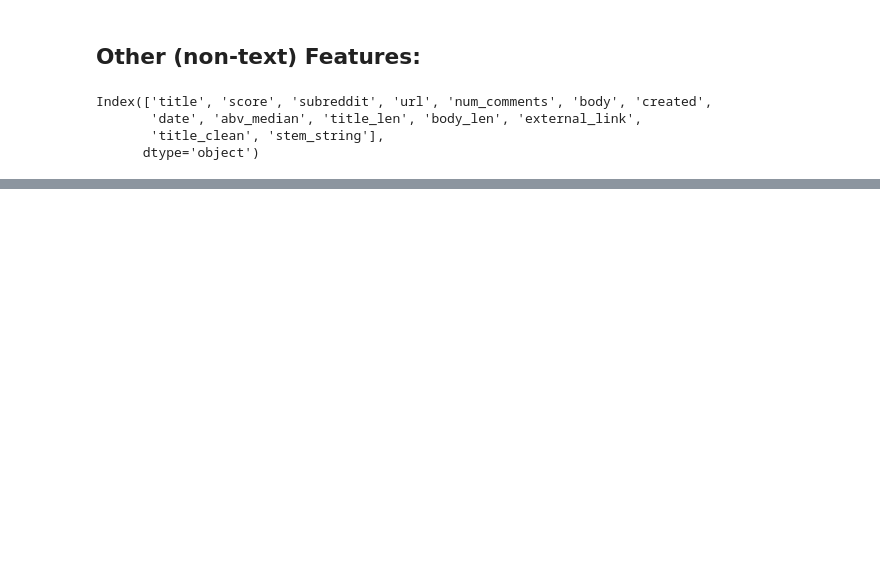
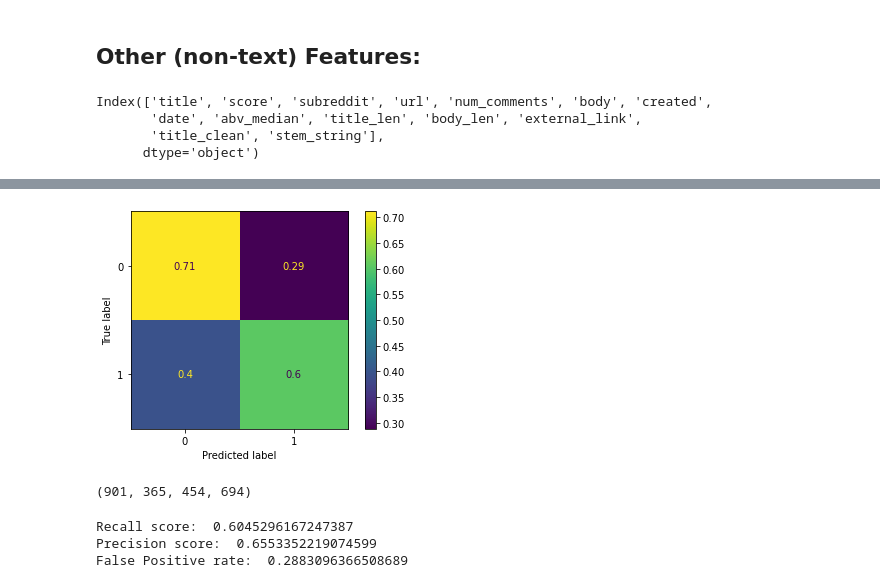
Before and after one commit to lara-es/reddit_nlp_classification, a Jupyter notebook: Modeling.ipynb, the cells around one changed output, grey strips where cells are left out. Saved outputs shown, nothing was run; the diff lists cells and outputs as text; code cells hidden in the pictures; blank space fills up the shorter version.

```diff
--- a/Modeling.ipynb
+++ b/Modeling.ipynb
@@ -371,0 +431,33 @@ ValueError: all the input array dimensions for the concatenation axis must match
+# %%
+# Inspiration from: https://stackoverflow.com/questions
+# /61179217/sklearn-pipeline-all-the-input-array-dimensions-for-the-concatenation-axis-must
+
+vectorizer_params = dict(ngram_range=(1, 2), binary=True)
+
+TitleTextProcessor = Pipeline(steps=[
+    ("squeez", FunctionTransformer(lambda x: x.squeeze())),
+    ("vect", CountVectorizer(**vectorizer_params)),
+    ("tfidf", TfidfTransformer()),
+    ("toarray", FunctionTransformer(lambda x: x.toarray())),
+])
+
+numeric_transformer = Pipeline(steps=[
+    ('scaler', StandardScaler())
+])
+
+preprocessor = ColumnTransformer(transformers=[
+    ('title', TitleTextProcessor, ['stem_string']),
+    ('numeric', numeric_transformer, ['score', 'title_len', 'body_len', 'external_link'])
+])
+
+pipeline = Pipeline(
+    steps=[("preprocessor", preprocessor),
+           ("classifier", LogisticRegression(max_iter=200, random_state=42))]
+)
+# %%
+X = cleaned_title[['stem_string', 'score', 'title_len', 'body_len', 'external_link']]
+y = cleaned_title['abv_median']
+
+X_train, X_test, y_train, y_test = train_test_split(X, y, stratify=y, train_size=.75, random_state=42)
+
+pipeline.fit(X_train, y_train)
@@ -371,0 +504,17 @@ ValueError: all the input array dimensions for the concatenation axis must match
+# %%
+ConfusionMatrixDisplay.from_estimator(pipeline, X_test, y_test, normalize='true');
+# %% [output]
+[figure, added]
+# %%
+tn, fp, fn, tp = confusion_matrix(y_test, pipeline.predict(X_test)).flatten()
+tn, fp, fn, tp
+# %% [output]
+(901, 365, 454, 694)
+# %%
+print('Recall score: ', (tp / (tp + fn)))
+print('Precision score: ', (tp / (tp + fp)))
+print('False Positive rate: ', (fp / (tn + fp)))
+# %% [output]
+Recall score:  0.6045296167247387
+Precision score:  0.6553352219074599
+False Positive rate:  0.2883096366508689
```
Also changed, not shown: parts of 57 cells of this notebook, 7 other files.
